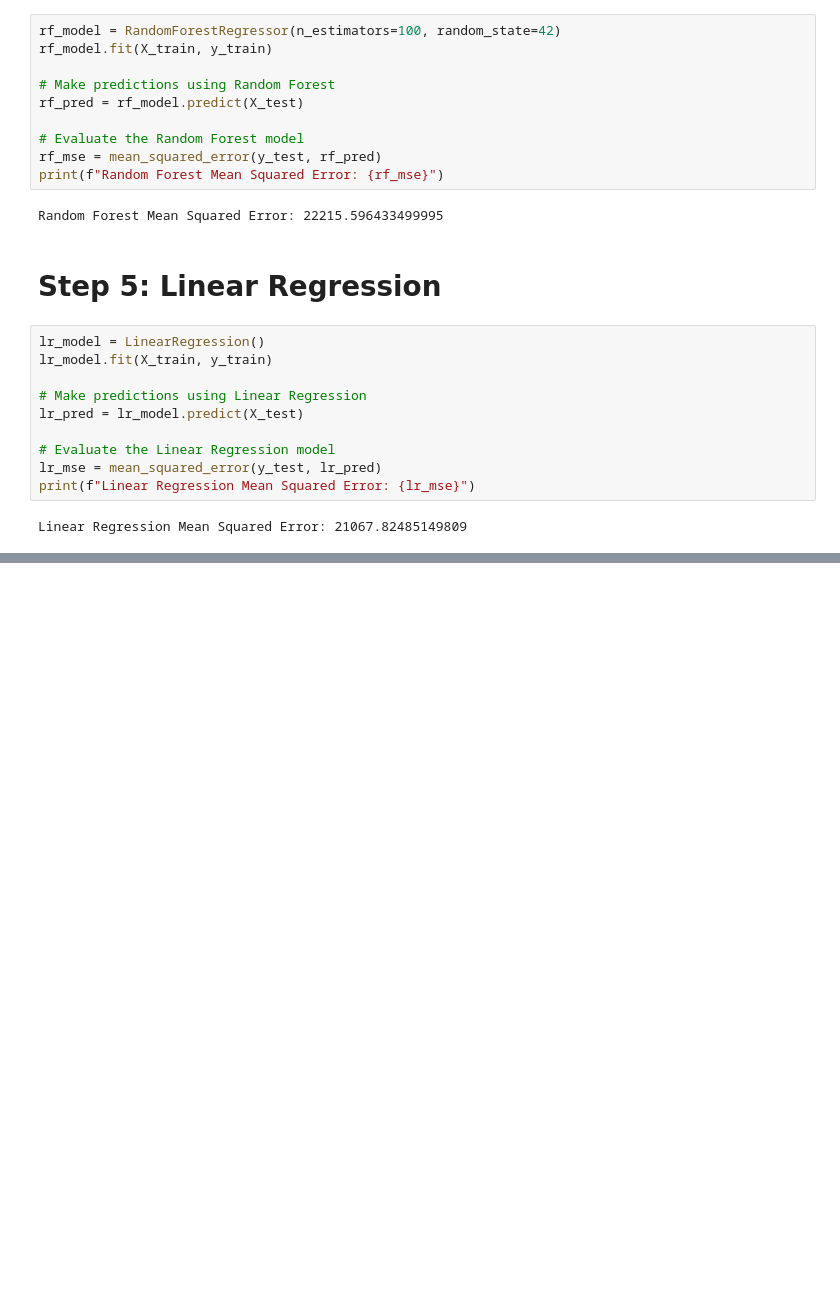
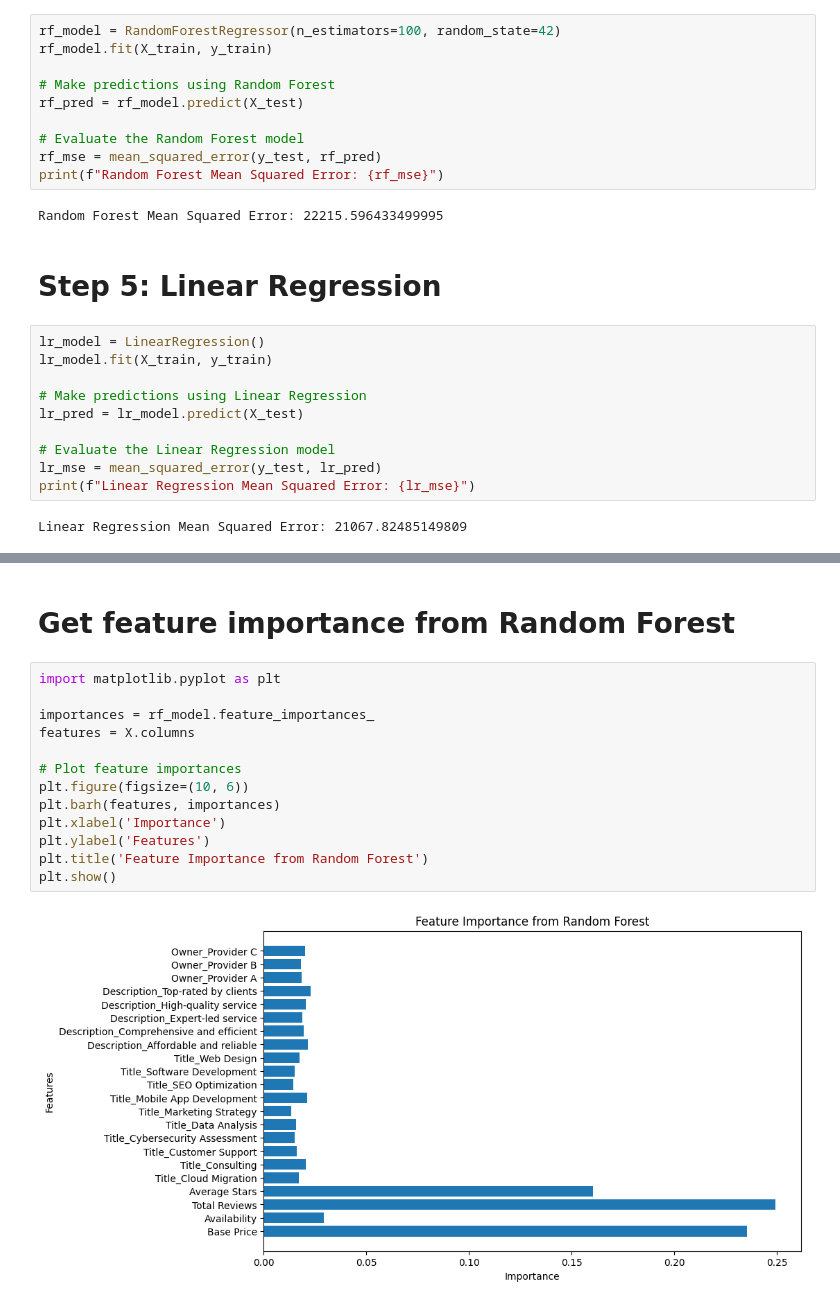
Before and after one commit to tahahamdii/recommandation-system, a Jupyter notebook: recommandation.ipynb, the cells around one changed output, grey strips where cells are left out. Cells and saved outputs as stored; diff of their text form; blank space fills up the shorter version.

```diff
--- a/recommandation.ipynb
+++ b/recommandation.ipynb
@@ -123,0 +177,17 @@ Linear Regression Mean Squared Error: 21067.82485149809
+# %% [markdown]
+# Get feature importance from Random Forest
+# %%
+import matplotlib.pyplot as plt
+
+importances = rf_model.feature_importances_
+features = X.columns
+
+# Plot feature importances
+plt.figure(figsize=(10, 6))
+plt.barh(features, importances)
+plt.xlabel('Importance')
+plt.ylabel('Features')
+plt.title('Feature Importance from Random Forest')
+plt.show()
+# %% [output]
+[figure, added]
```
Also changed, not shown: parts of 6 cells of this notebook.
